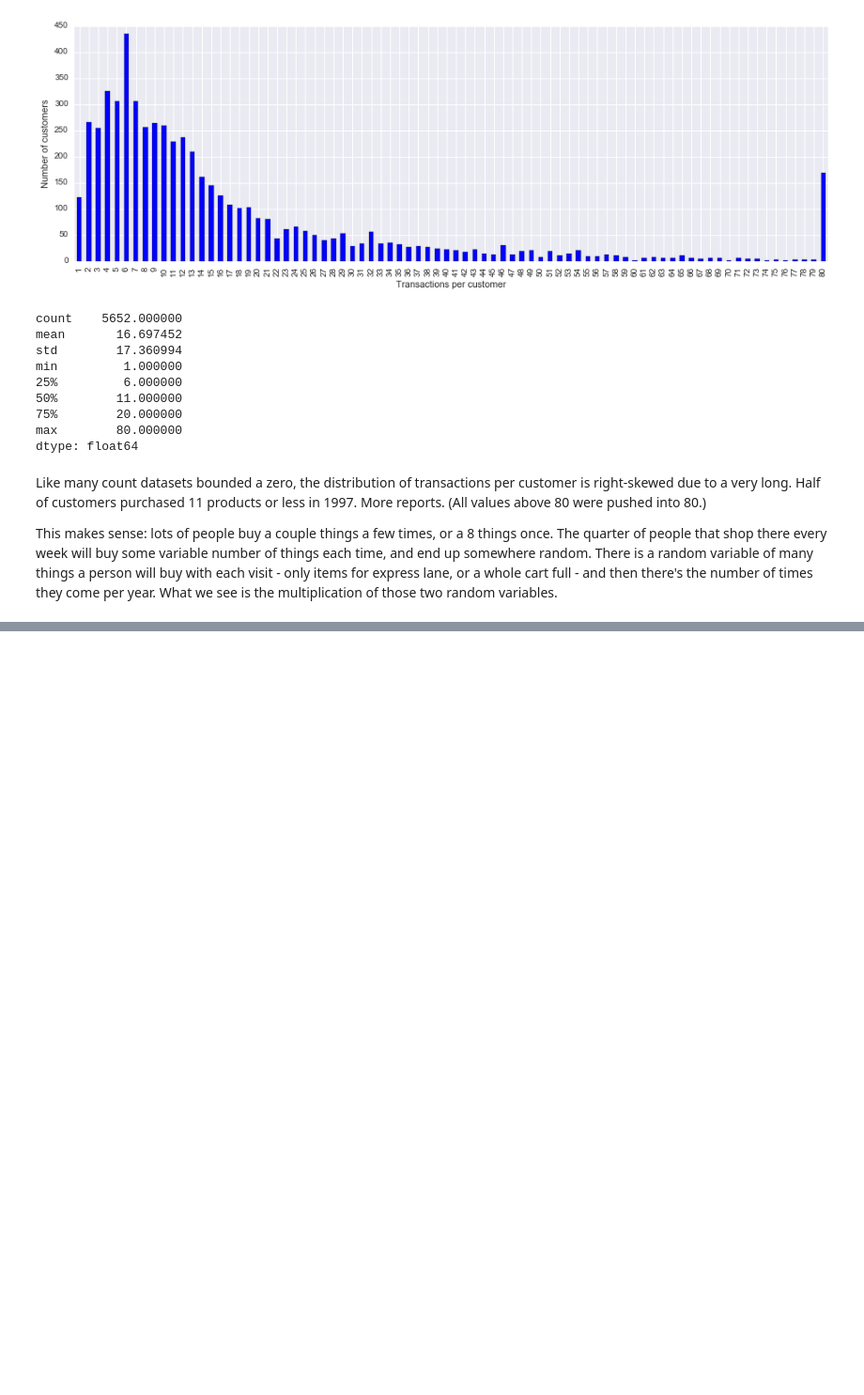
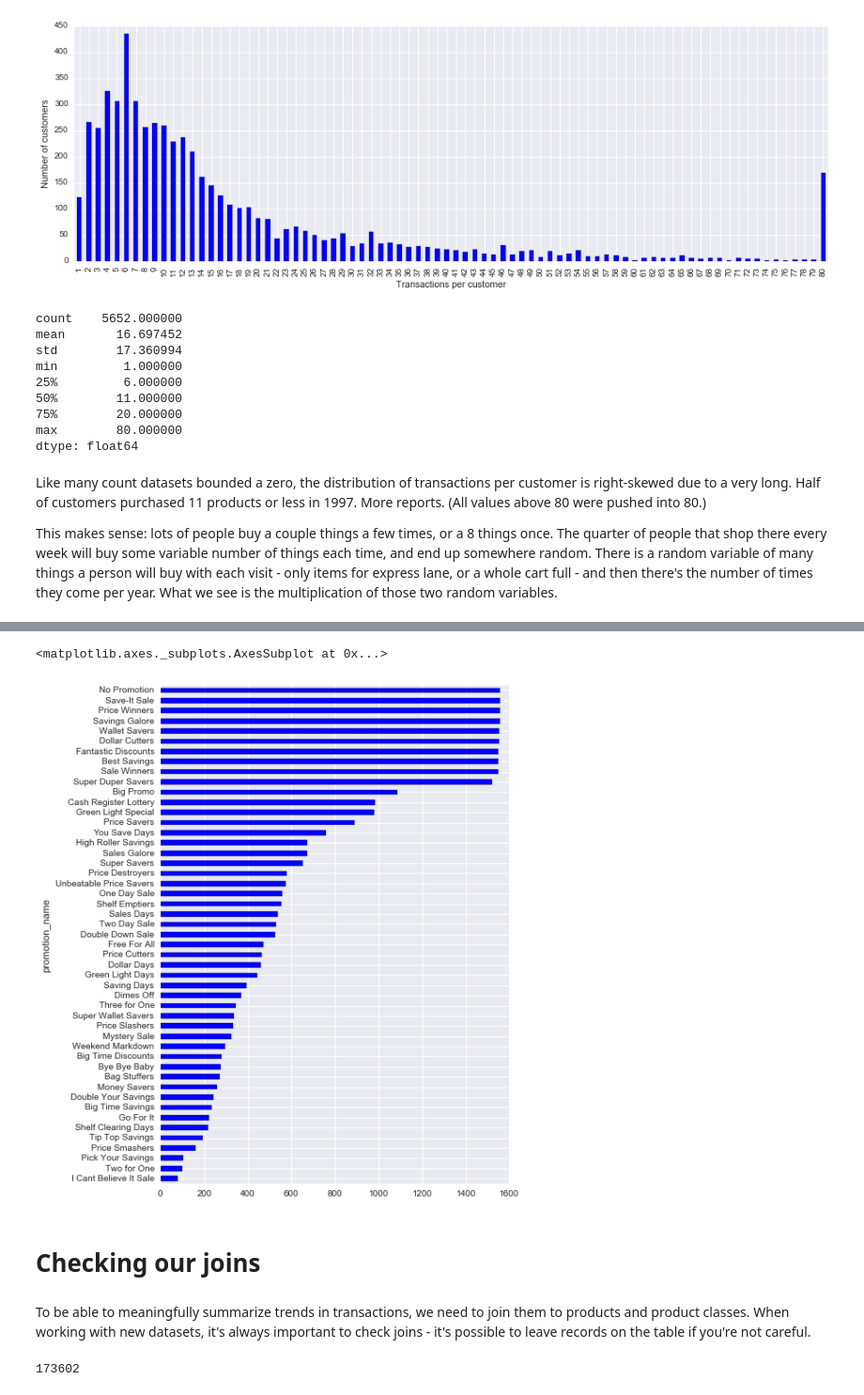
Before and after one commit to jpvelez/foodmart, a Jupyter notebook: notebooks/sanity_check.ipynb, the cells around one changed output, grey strips where cells are left out. Shown at 94% size. Cells and saved outputs as stored; diff of their text form; code cells hidden in the pictures; blank space fills up the shorter version.

```diff
--- a/notebooks/sanity_check.ipynb
+++ b/notebooks/sanity_check.ipynb
@@ -142,0 +185,16 @@ This makes sense: lots of people buy a couple things a few times, or a 8 things
+# %%
+trans_with_promo = pd.merge(transactions, promotion, on='promotion_id')
+# %%
+plt.figure(figsize=(7,10))
+trans_with_promo.groupby('promotion_name')['product_id'].nunique().sort_values().plot(kind='barh')
+# %% [output]
+<matplotlib.axes._subplots.AxesSubplot at 0x...>
+[figure, added]
+# %% [markdown]
+# Checking our joins
+# %% [markdown]
+To be able to meaningfully summarize trends in transactions, we need to join them to products and product classes. When working with new datasets, it's always important to check joins - it's possible to leave records on the table if you're not careful.
+# %%
+transactions.shape[0]
+# %% [output]
+173602
```
Also changed, not shown: parts of 60 cells of this notebook.
